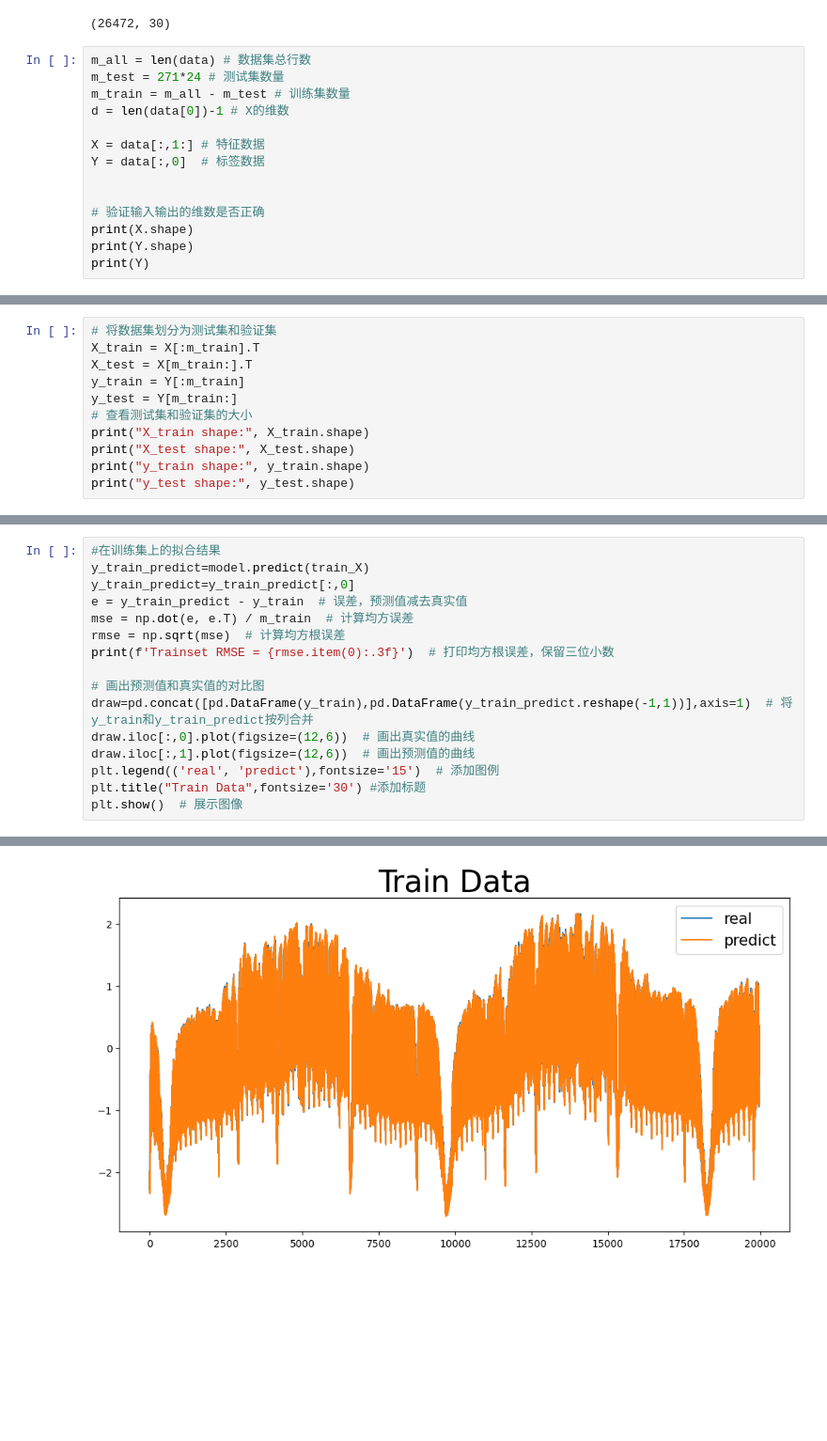
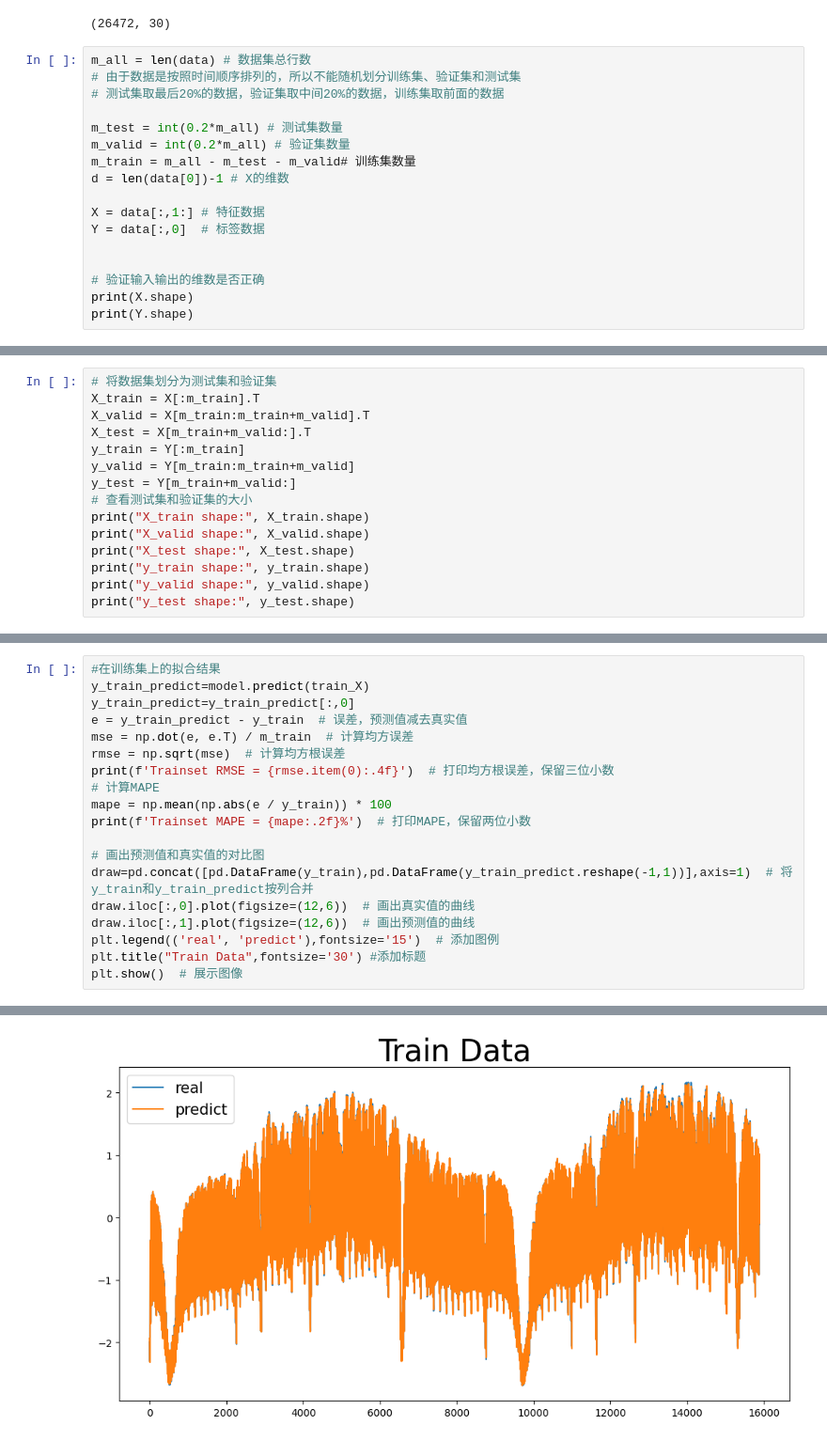
Before and after one commit to John-Chen92/Electricity_Load_Forecast, a Jupyter notebook: Lstm.ipynb, the cells around one changed output, grey strips where cells are left out. Shown at 94% size. Drawn from its saved outputs; the diff is of its cells as text; blank space fills up the shorter version.

```diff
--- a/Lstm.ipynb
+++ b/Lstm.ipynb
@@ -68,8 +68,12 @@ print(data.shape)
 (26472, 30)
 # %%
 m_all = len(data) # 数据集总行数
-m_test = 271*24 # 测试集数量
-m_train = m_all - m_test # 训练集数量
+# 由于数据是按照时间顺序排列的，所以不能随机划分训练集、验证集和测试集
+# 测试集取最后20%的数据，验证集取中间20%的数据，训练集取前面的数据
+
+m_test = int(0.2*m_all) # 测试集数量
+m_valid = int(0.2*m_all) # 验证集数量
+m_train = m_all - m_test - m_valid# 训练集数量
 d = len(data[0])-1 # X的维数
 
 X = data[:,1:] # 特征数据
@@ -79,7 +83,6 @@ Y = data[:,0]  # 标签数据
 # 验证输入输出的维数是否正确
 print(X.shape)
 print(Y.shape)
-print(Y)
 # %% [output]
 (26472, 29)
 (26472,)
@@ -88,12 +89,16 @@ print(Y)
 # %%
 # 将数据集划分为测试集和验证集
 X_train = X[:m_train].T
-X_test = X[m_train:].T
+X_valid = X[m_train:m_train+m_valid].T
+X_test = X[m_train+m_valid:].T
 y_train = Y[:m_train]
-y_test = Y[m_train:]
+y_valid = Y[m_train:m_train+m_valid]
+y_test = Y[m_train+m_valid:]
 # 查看测试集和验证集的大小
 print("X_train shape:", X_train.shape)
+print("X_valid shape:", X_valid.shape)
 print("X_test shape:", X_test.shape)
 print("y_train shape:", y_train.shape)
+print("y_valid shape:", y_valid.shape)
 print("y_test shape:", y_test.shape)
 # %% [output]
@@ -227,7 +179,10 @@ y_train_predict=y_train_predict[:,0]
 e = y_train_predict - y_train  # 误差，预测值减去真实值
 mse = np.dot(e, e.T) / m_train  # 计算均方误差
 rmse = np.sqrt(mse)  # 计算均方根误差
-print(f'Trainset RMSE = {rmse.item(0):.3f}')  # 打印均方根误差，保留三位小数
+print(f'Trainset RMSE = {rmse.item(0):.4f}')  # 打印均方根误差，保留三位小数
+# 计算MAPE
+mape = np.mean(np.abs(e / y_train)) * 100
+print(f'Trainset MAPE = {mape:.2f}%')  # 打印MAPE，保留两位小数
 
 # 画出预测值和真实值的对比图
 draw=pd.concat([pd.DataFrame(y_train),pd.DataFrame(y_train_predict.reshape(-1,1))],axis=1)  # 将y_train和y_train_predict按列合并
@@ -242,3 +198,3 @@ Trainset RMSE = 0.030
-[figure, old version]
+[figure, new version]
 # %%
 #在测试集上的预测
```
Also changed, not shown: parts of 6 cells of this notebook, 2 other files.
